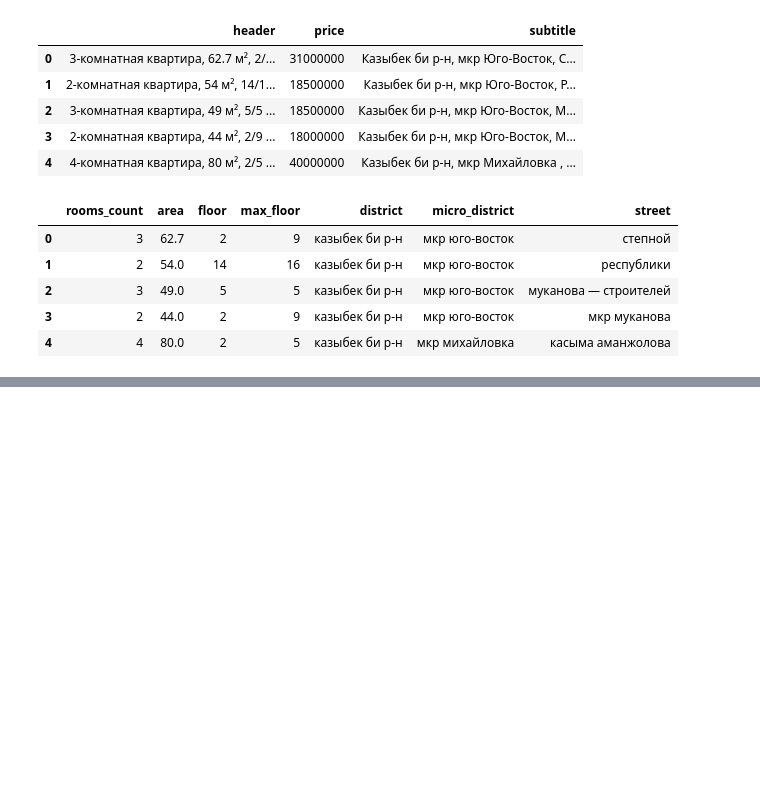
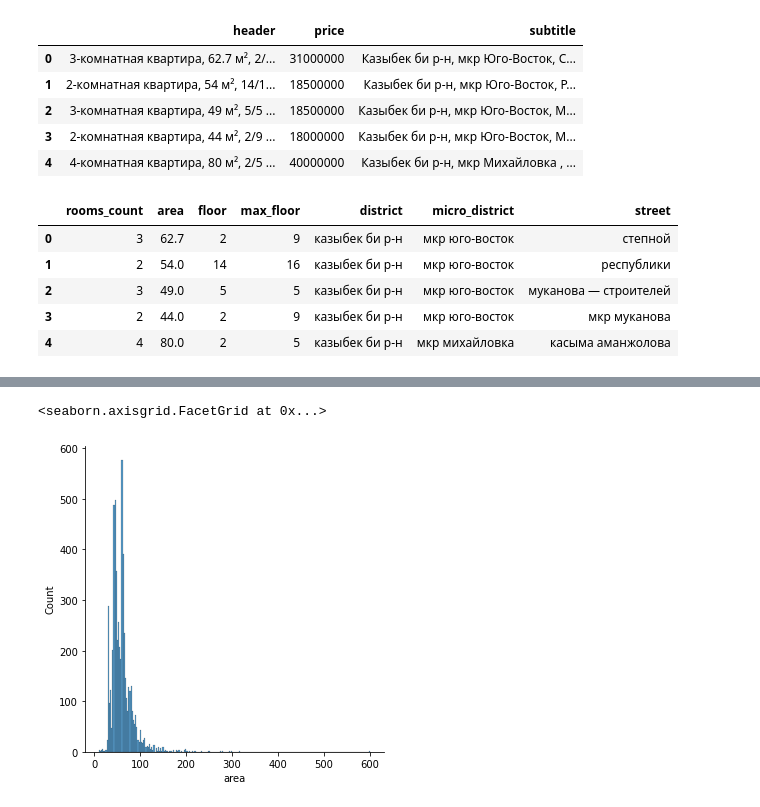
Before and after one commit to Artem123456789/flats_krisha_predictions, a Jupyter notebook: main.ipynb, the cells around one changed output, grey strips where cells are left out. Cells and saved outputs as stored; diff of their text form; code cells hidden in the pictures; blank space fills up the shorter version.

```diff
--- a/main.ipynb
+++ b/main.ipynb
@@ -119,0 +158,5 @@ ValueError: could not convert string to float: 'от 24395000'
+# %%
+sns.displot(data=result_df, x="area")
+# %% [output]
+<seaborn.axisgrid.FacetGrid at 0x...>
+[figure, added]
```
Also changed, not shown: parts of 21 cells of this notebook.
